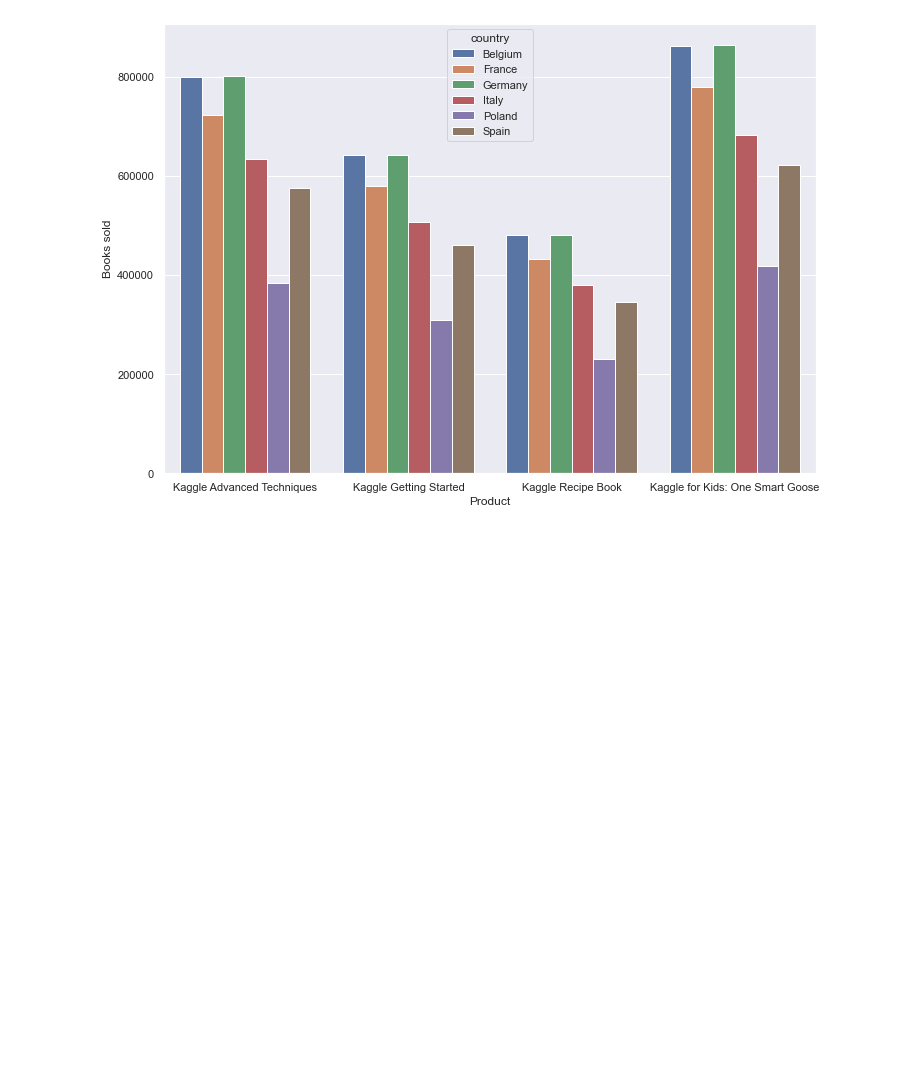
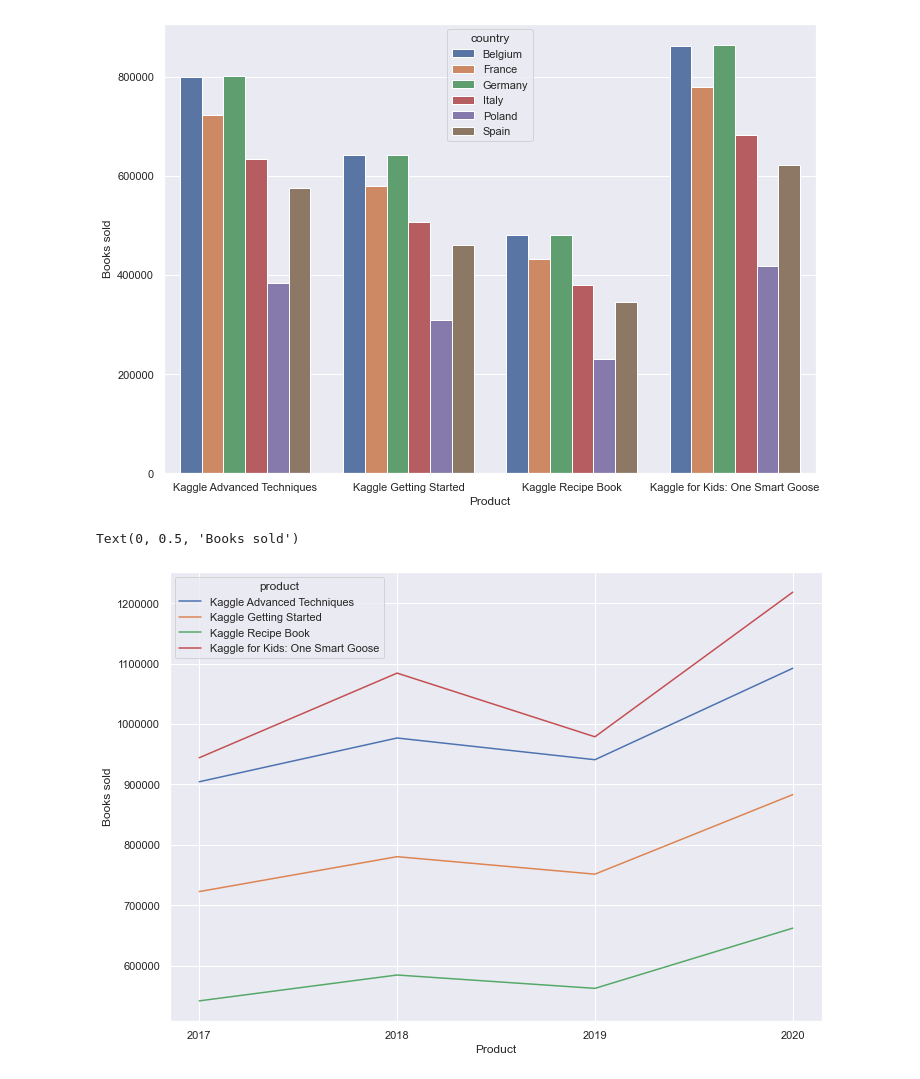
Before and after one commit to rjodriscoll/tab-play-sep-22, a Jupyter notebook: exploration.ipynb, the cells around one changed output. Saved outputs shown, nothing was run; the diff lists cells and outputs as text; code cells hidden in the pictures; blank space fills up the shorter version.

Commit message:
year product graph added

```diff
--- a/exploration.ipynb
+++ b/exploration.ipynb
@@ -87,6 +87,7 @@ train_data['date'] = pd.to_datetime(train_data['date'])
 year_data = train_data['date'].dt.to_period('Y')
 train_data['year'] = year_data
 year_country_data = train_data.groupby(['year','country'], as_index=False)['num_sold'].sum()
+year_product_data = train_data.groupby(['year','product'], as_index=False)['num_sold'].sum()
 data = train_data.groupby(['year'], as_index=False)['num_sold'].sum()
 country_data = train_data.groupby(['country'], as_index=False)['num_sold'].sum()
 country_product_data = train_data.groupby(['country','product'], as_index=False)['num_sold'].sum()
@@ -130,3 +131,11 @@ plt.ylabel('Books sold')
 # %% [output]
 Text(0, 0.5, 'Books sold')
 [figure]
+# %%
+sns.lineplot(data=year_product_data, x=year_product_data['year'].astype(str),y='num_sold',hue='product')
+plt.ticklabel_format(style='plain', axis='y')
+plt.xlabel('Product')
+plt.ylabel('Books sold')
+# %% [output]
+Text(0, 0.5, 'Books sold')
+[figure, added]
```
